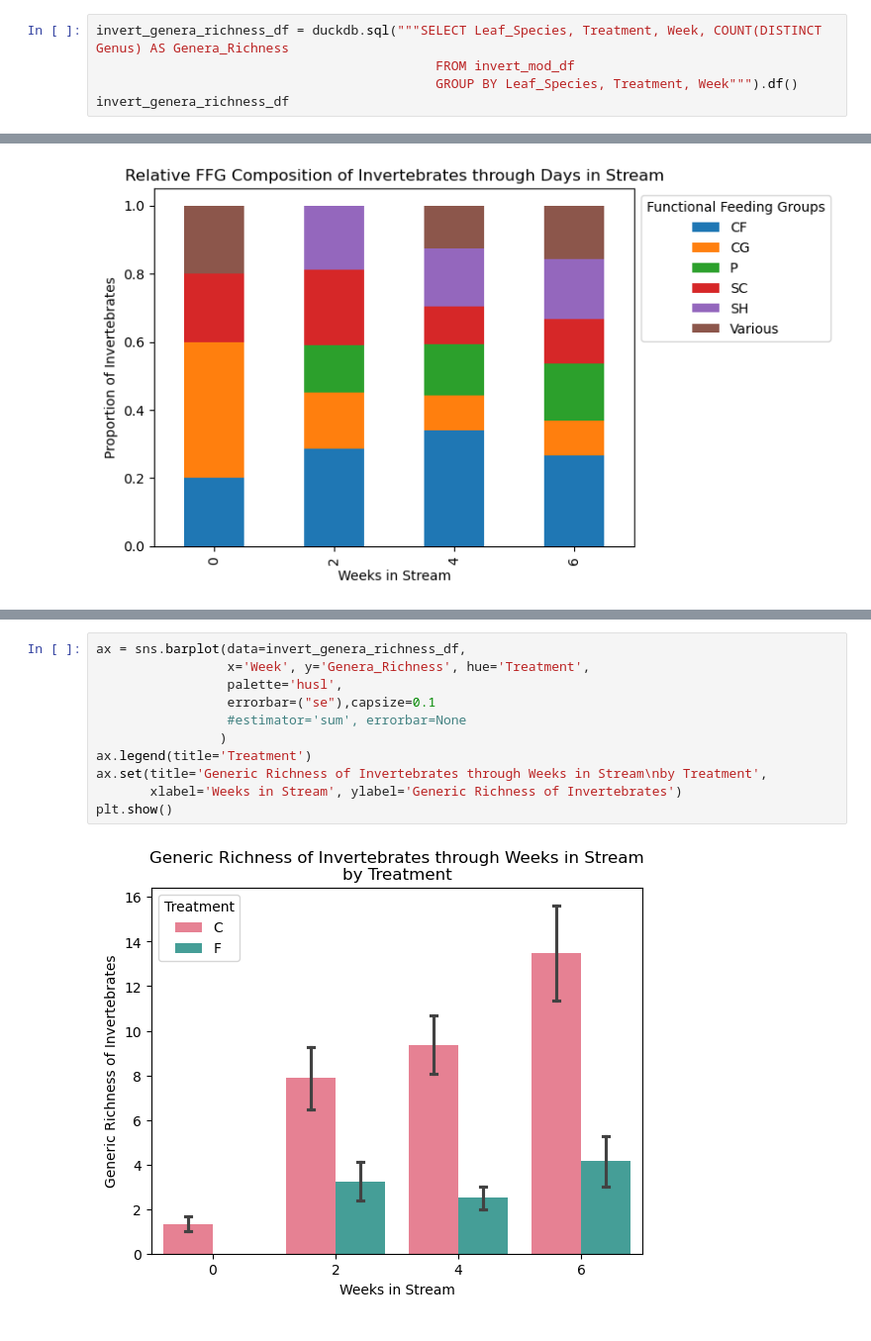
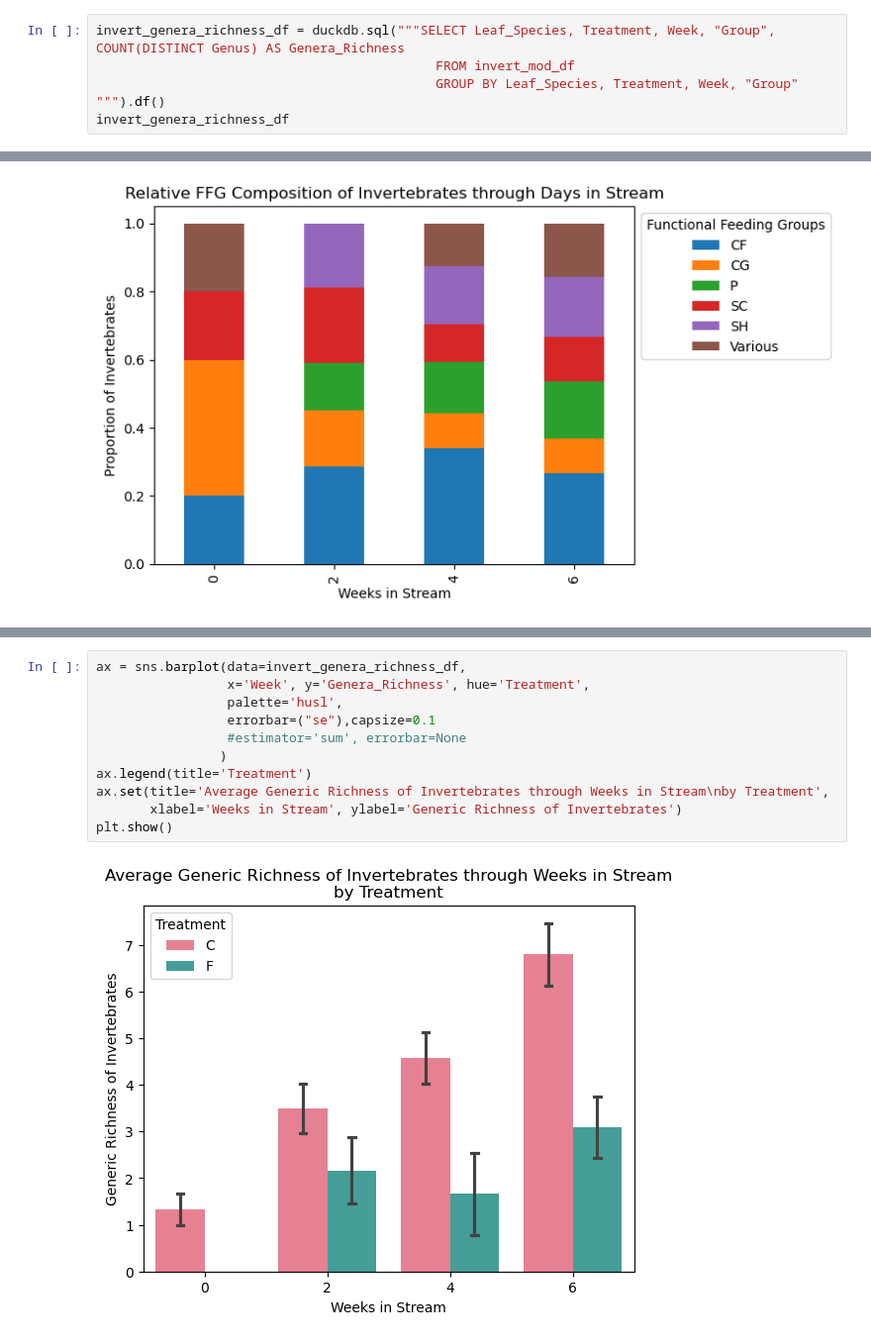
Before and after one commit to stevenzhouzh/Steam-LeafPacks, a Jupyter notebook: Report/LeafPack_Analysis_Class.ipynb, the cells around one changed output, grey strips where cells are left out. Shown at 99% size. Cells and saved outputs as stored; diff of their text form.

Commit message:
Update generic richness graphs

```diff
--- a/Report/LeafPack_Analysis_Class.ipynb
+++ b/Report/LeafPack_Analysis_Class.ipynb
@@ -227,8 +241,8 @@ invert_unique_df
 | 243 | 8 | American Sycamore | 6 | C | SH | 21.0 |
 244 rows × 6 columns
 # %%
-invert_genera_richness_df = duckdb.sql("""SELECT Leaf_Species, Treatment, Week, COUNT(DISTINCT Genus) AS Genera_Richness
+invert_genera_richness_df = duckdb.sql("""SELECT Leaf_Species, Treatment, Week, "Group", COUNT(DISTINCT Genus) AS Genera_Richness
                                             FROM invert_mod_df
-                                            GROUP BY Leaf_Species, Treatment, Week""").df()
+                                            GROUP BY Leaf_Species, Treatment, Week, "Group" """).df()
 invert_genera_richness_df
 # %% [output]
@@ -336,14 +350,14 @@ plt.show()
 # %%
 ax = sns.barplot(data=invert_genera_richness_df,
                  x='Week', y='Genera_Richness', hue='Treatment',
                  palette='husl',
                  errorbar=("se"),capsize=0.1
                  #estimator='sum', errorbar=None
                 )
 ax.legend(title='Treatment')
-ax.set(title='Generic Richness of Invertebrates through Weeks in Stream\nby Treatment',
+ax.set(title='Average Generic Richness of Invertebrates through Weeks in Stream\nby Treatment',
        xlabel='Weeks in Stream', ylabel='Generic Richness of Invertebrates')
 plt.show()
 # %% [output]
-[figure, old version]
+[figure, new version]
 # %%
```
Also changed, not shown: parts of 4 cells of this notebook.
